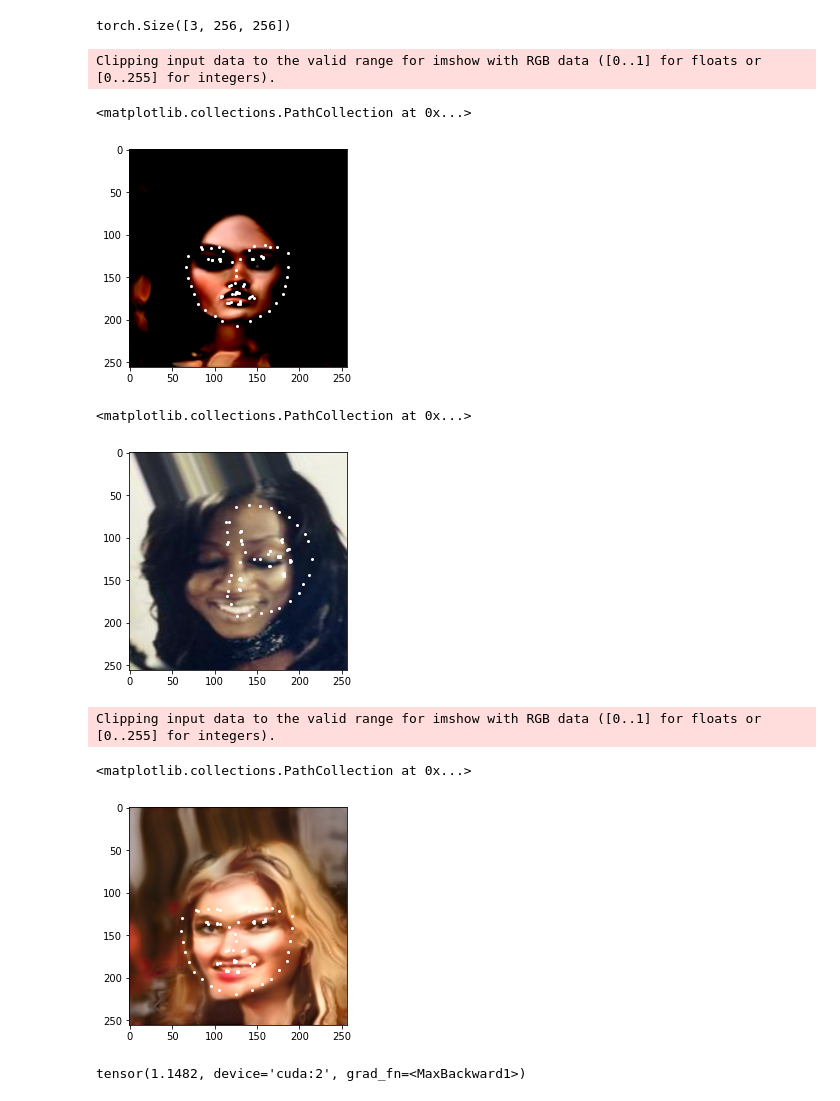
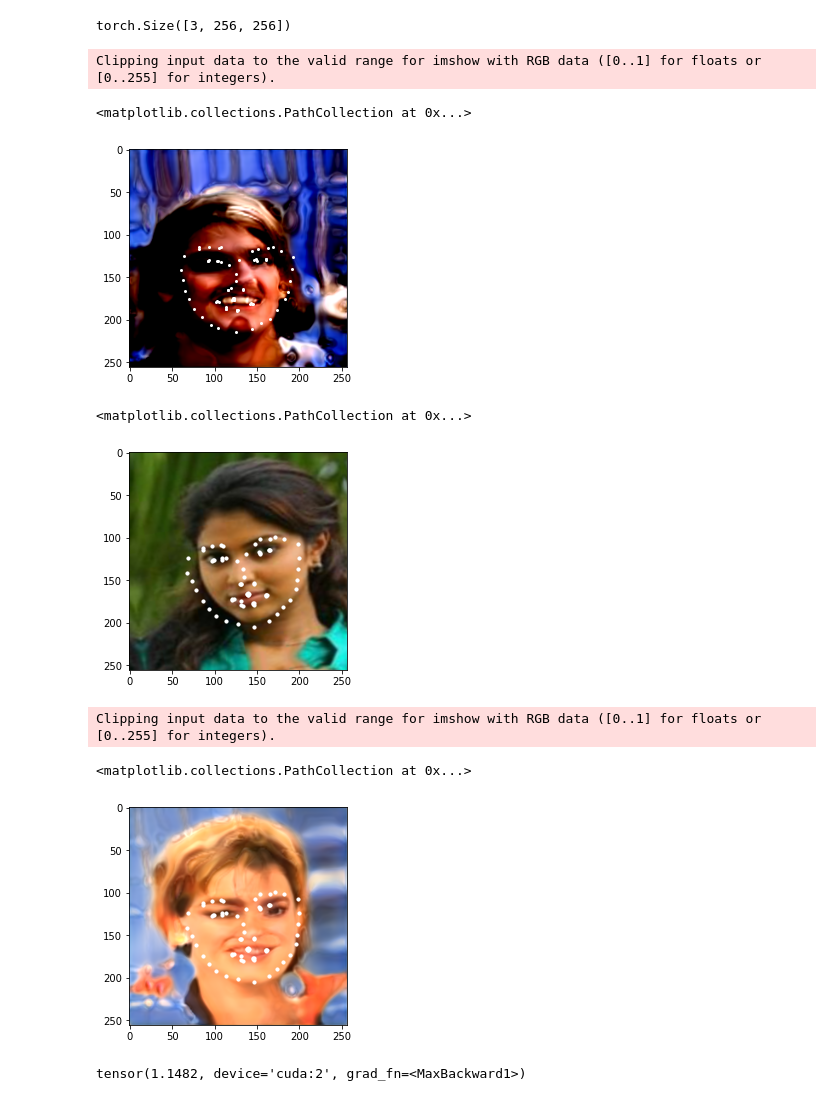
Before and after one commit to YaroslavBespalov/unsupervised_segmentation, a Jupyter notebook: examples/otrisovka.ipynb, the cells around one changed output. Cells and saved outputs as stored; diff of their text form; code cells hidden in the pictures.

```diff
--- a/examples/otrisovka.ipynb
+++ b/examples/otrisovka.ipynb
@@ -518,6 +521,8 @@ cont_style_encoder: MunitEncoder = cont_style_munit_enc(
         None  # "/home/ibespalov/pomoika/munit_style_encoder_1.pt"
     )
 # %%
+import torch
+device = "cuda:3"
 starting_model_number = 340000
 # weights = torch.load(f"/home/ibespalov/pomoika/stylegan2_invertable_{starting_model_number}.pt", map_location="cpu")
 weights = torch.load(f"/home/ibespalov/pomoika/stylegan2_igor_2.pt", map_location="cpu")
@@ -530,6 +535,7 @@ dict_keys(['g', 'd', 'enc'])
 transform = albumentations.Compose(
         [
             albumentations.Resize(munit_args.size, munit_args.size),
+            albumentations.ShiftScaleRotate(p=1, rotate_limit=10),
             albumentations.Normalize(mean=[0.5, 0.5, 0.5], std=[0.5, 0.5, 0.5]),
             AlbToTensor()
         ]
@@ -549,3 +555,13 @@ loader = data.DataLoader(
     sampler=data_sampler(dataset, shuffle=False, distributed=False),
     drop_last=True,
 )
+# %%
+loader = sample_data(loader)
+test_img, test_mask = next(loader)
+test_img = test_img.cuda()
+test_mask = test_mask.cuda()
+for_gen_content = cont_style_encoder.get_content(test_img)
+print(test_img.shape)
+print(for_gen_content.shape)
+images_repeated = for_gen_content.repeat(8,1)
+print(images_repeated)
@@ -552,9 +579,10 @@ loader = data.DataLoader(
 # %%
 from gan.gan_model import CondStyleDisc2Wrapper, cont_style_munit_enc, CondStyleGanModel, CondGen2
-from stylegan2.model import Generator
+from stylegan2.stariy_gan import Generator
 args.latent = 512
 args.n_mlp = 5
 args.size = 256
+args.batch = 1
 
 args.start_iter = 0
 
@@ -563,5 +591,6 @@ generator = CondGen2(Generator(
 ))
 generator.load_state_dict(weights['g'])
 generator = generator.to(device)
-noise1 = mixing_noise(args.batch, args.latent, args.mixing, device)
-fake1, _ = generator(images_repeated, noise1)
+with torch.no_grad():
+    noise1 = mixing_noise(args.batch, args.latent, args.mixing, device)
+    fake1, _ = generator(for_gen_content, noise1)
@@ -595,11 +637,11 @@ fake1.shape
 torch.Size([3, 256, 256])
 # %%
 plt.imshow(fake1.detach().cpu().numpy()[0].transpose(1,2,0))
-plt.scatter(y, x, s=4, marker='o', c='w')
+plt.scatter(x, y, s=4, marker='o', c='w')
 # %% [output]
 Clipping input data to the valid range for imshow with RGB data ([0..1] for floats or [0..255] for integers).
 <matplotlib.collections.PathCollection at 0x...>
-[figure, old version]
+[figure, new version]
 # %%
 loader = sample_data(loader)
 test_img, test_mask = next(loader)
@@ -611,20 +653,20 @@ pred_measures: ProbabilityMeasure = content_to_measure(content)
 x = np.around((pred_measures.coord[0,:,0] * 256).detach().cpu().numpy())
 y = np.around((pred_measures.coord[0,:,1] * 256).detach().cpu().numpy())
 plt.imshow(test_img.detach().cpu().numpy()[0].transpose(1,2,0))
-plt.scatter(y, x, s=4, marker='o', c='w')
+plt.scatter(x, y, s=10, marker='o', c='w')
 # %% [output]
 <matplotlib.collections.PathCollection at 0x...>
-[figure, old version]
+[figure, new version]
 # %%
-images_repeated = content.repeat(8,1)
+images_repeated = content
 noise1 = mixing_noise(args.batch, args.latent, args.mixing, device)
 fake1, _ = generator(images_repeated, noise1)
 plt.imshow(((fake1.detach().cpu().numpy()[0] + 1) / 2).transpose(1,2,0))
-plt.scatter(y, x, s=4, marker='o', c='w')
+plt.scatter(x, y, s=10, marker='o', c='w')
 # %% [output]
 Clipping input data to the valid range for imshow with RGB data ([0..1] for floats or [0..255] for integers).
 <matplotlib.collections.PathCollection at 0x...>
-[figure, old version]
+[figure, new version]
 # %%
 fake1[0].max()
 # %% [output]
```
Also changed, not shown: parts of 9 cells of this notebook, 14 other files.
